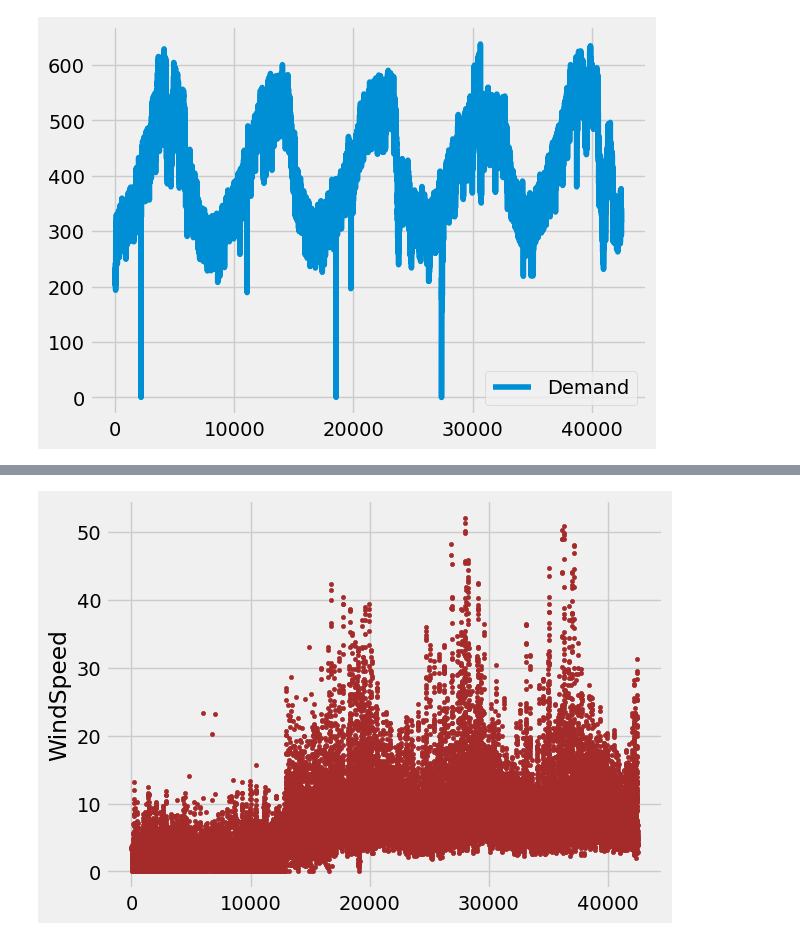
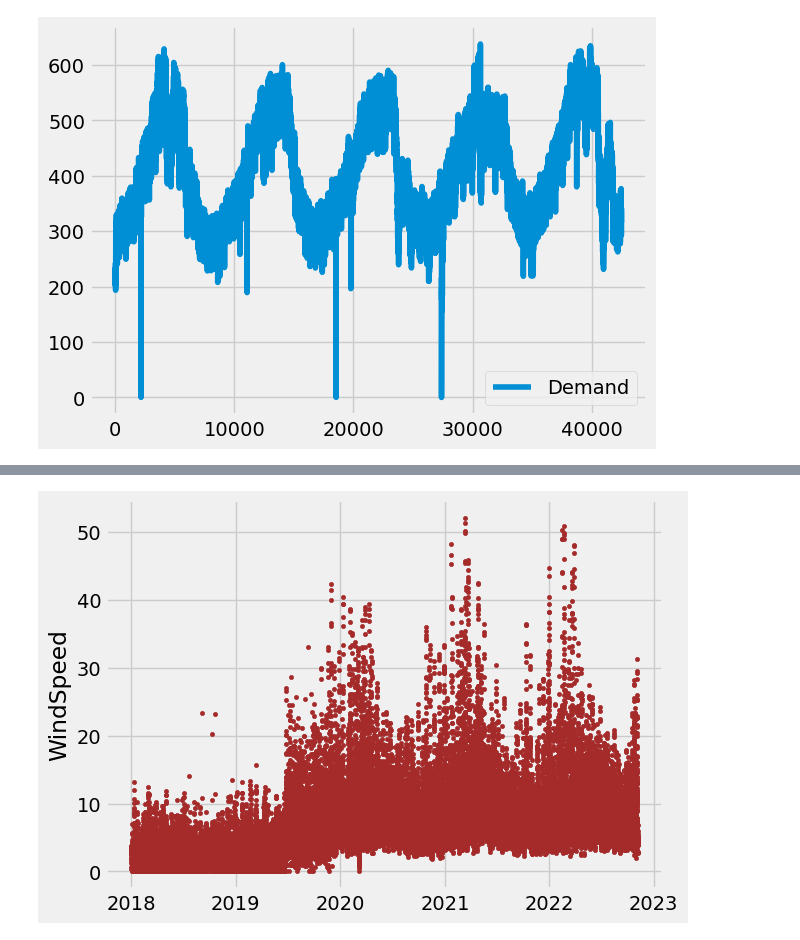
Before and after one commit to igomezv/DataScienceIntermedio, a Jupyter notebook: 5-Aplicación-de-análisis-de-datos.ipynb, the cells around one changed output, grey strips where cells are left out. Saved outputs shown, nothing was run; the diff lists cells and outputs as text; code cells hidden in the pictures.

```diff
--- a/5-Aplicación-de-análisis-de-datos.ipynb
+++ b/5-Aplicación-de-análisis-de-datos.ipynb
@@ -109,3 +96,4 @@ Name: Date, dtype: object
 # %%
-df["Date_time"] = pd.to_datetime(df["Date"])
+# Para indicar que una columna es tipo fecha en un pd.DataFrame, usar pd.to_datatime
+df["Date_time"] = pd.to_datetime(df["Date"], format='%d/%m/%Y %H:%M')
 # %%
@@ -160,0 +164,2 @@ plt.show()
+# %%
+df.loc[df['Humidity'] < 1,"Humidity"] = df["Humidity"]*100
@@ -161,9 +172,9 @@ plt.show()
 # %%
-plt.scatter(df.index, df.WindSpeed, marker='.', color='brown')
+plt.scatter(df.Date, df.WindSpeed, marker='.', color='brown')
 plt.ylabel("WindSpeed")
 plt.show()
 # %% [output]
-[figure, old version]
+[figure, new version]
 # %% [markdown]
 **3. Formular preguntas**. Responderlas vale como ejercicio en Classroom.
 
```
Also changed, not shown: parts of 17 cells of this notebook.
